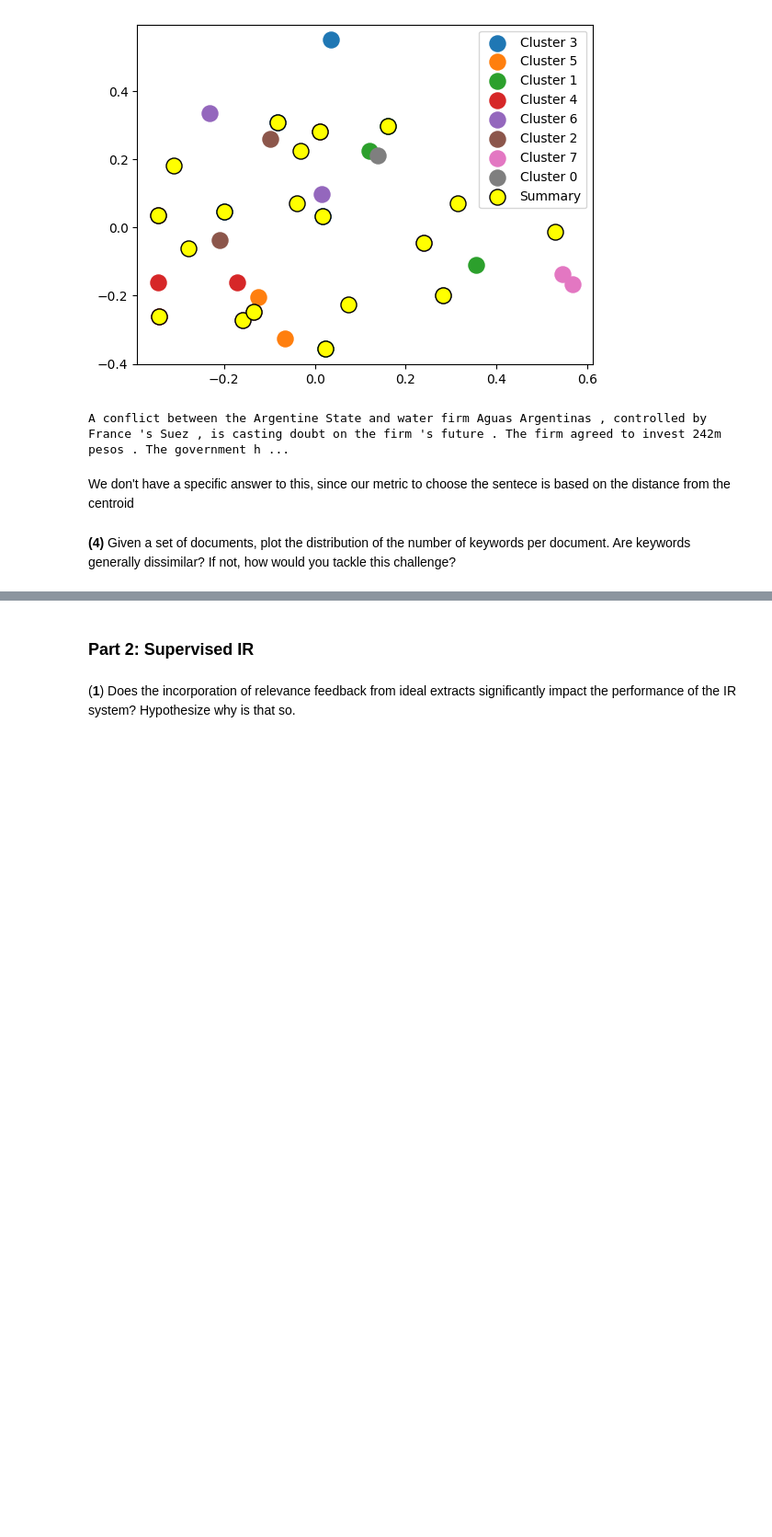
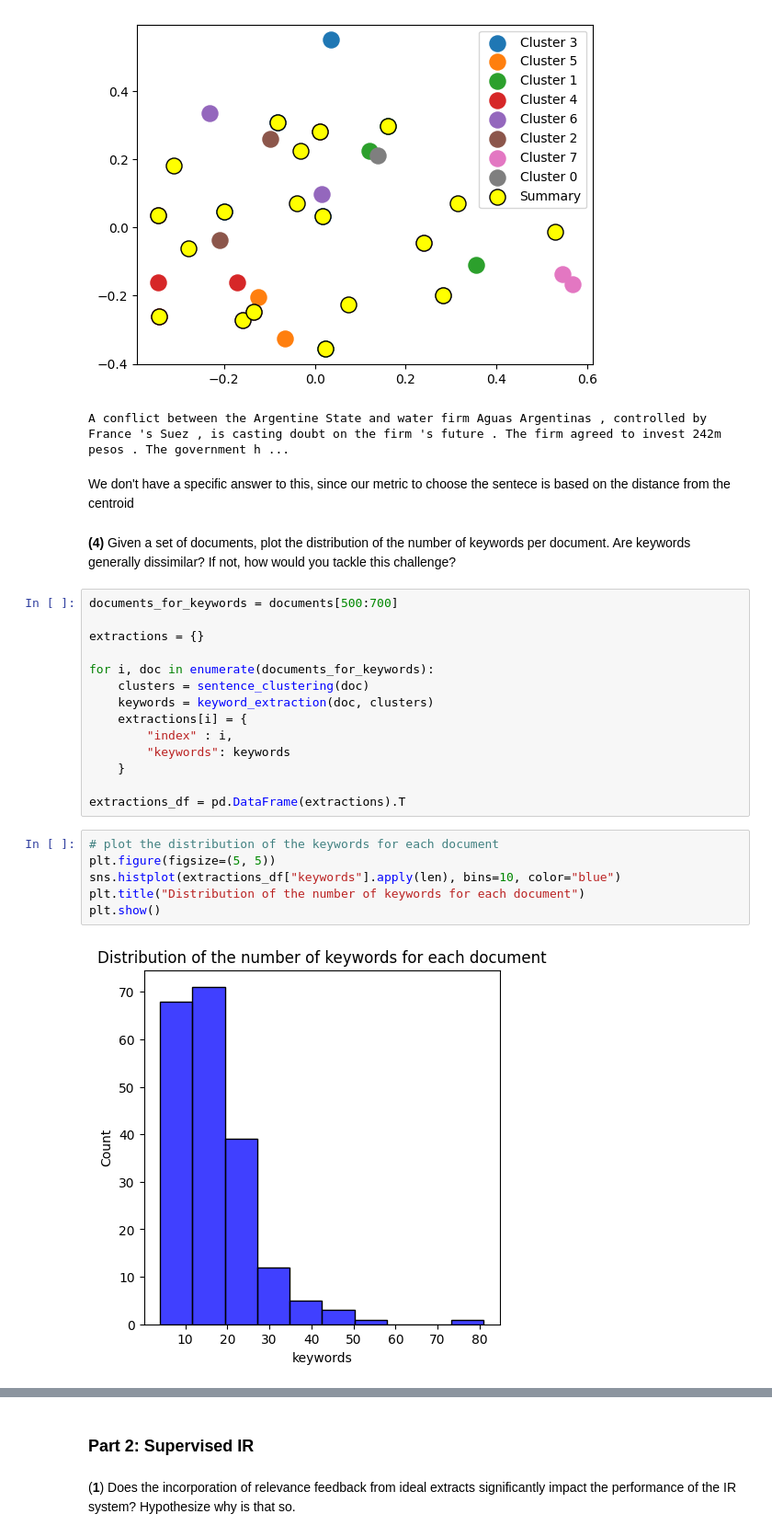
Before and after one commit to danieleavolio/Information-Processing-and-Retrieval, a Jupyter notebook: Project2/Code/G08_P2_notebook.ipynb, the cells around one changed output, grey strips where cells are left out. Shown at 92% size. Drawn from its saved outputs; the diff is of its cells as text; blank space fills up the shorter version.

```diff
--- a/Project2/Code/G08_P2_notebook.ipynb
+++ b/Project2/Code/G08_P2_notebook.ipynb
@@ -1493,3 +1455,25 @@ We don't have a specific answer to this, since our metric to choose the sentece
 # %% [markdown]
 **(4)** Given a set of documents, plot the distribution of the number of keywords per document.
 Are keywords generally dissimilar? If not, how would you tackle this challenge?
+# %%
+documents_for_keywords = documents[500:700]
+
+extractions = {}
+
+for i, doc in enumerate(documents_for_keywords):
+    clusters = sentence_clustering(doc)
+    keywords = keyword_extraction(doc, clusters)
+    extractions[i] = {
+        "index" : i,
+        "keywords": keywords
+    }
+
+extractions_df = pd.DataFrame(extractions).T
+# %%
+# plot the distribution of the keywords for each document
+plt.figure(figsize=(5, 5))
+sns.histplot(extractions_df["keywords"].apply(len), bins=10, color="blue")
+plt.title("Distribution of the number of keywords for each document")
+plt.show()
+# %% [output]
+[figure, added]
```
Also changed, not shown: parts of 7 cells of this notebook.
